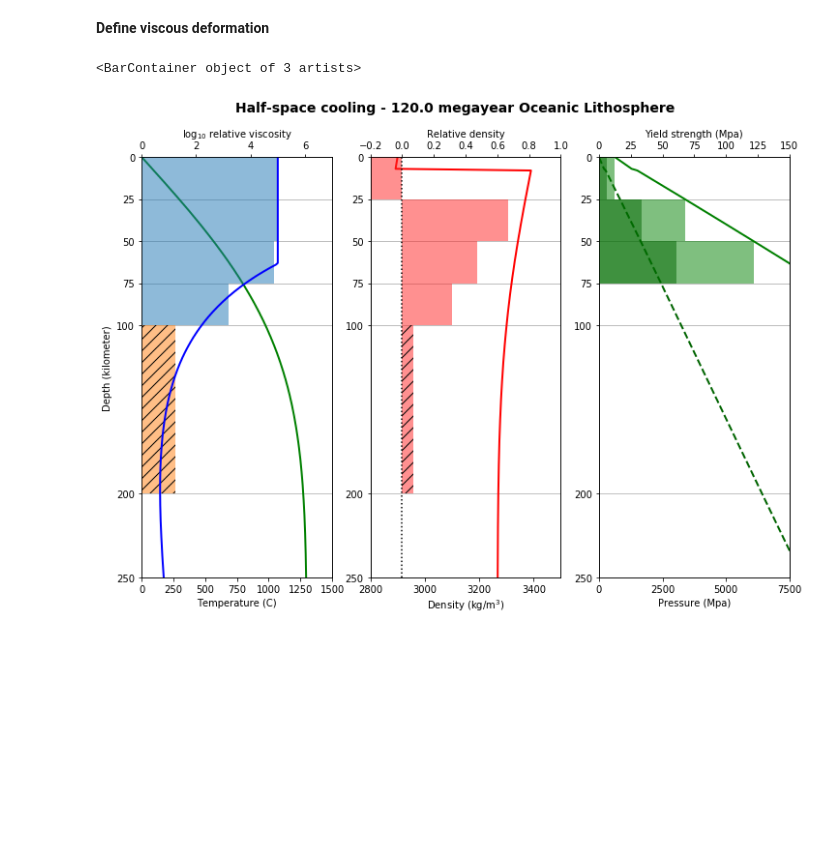
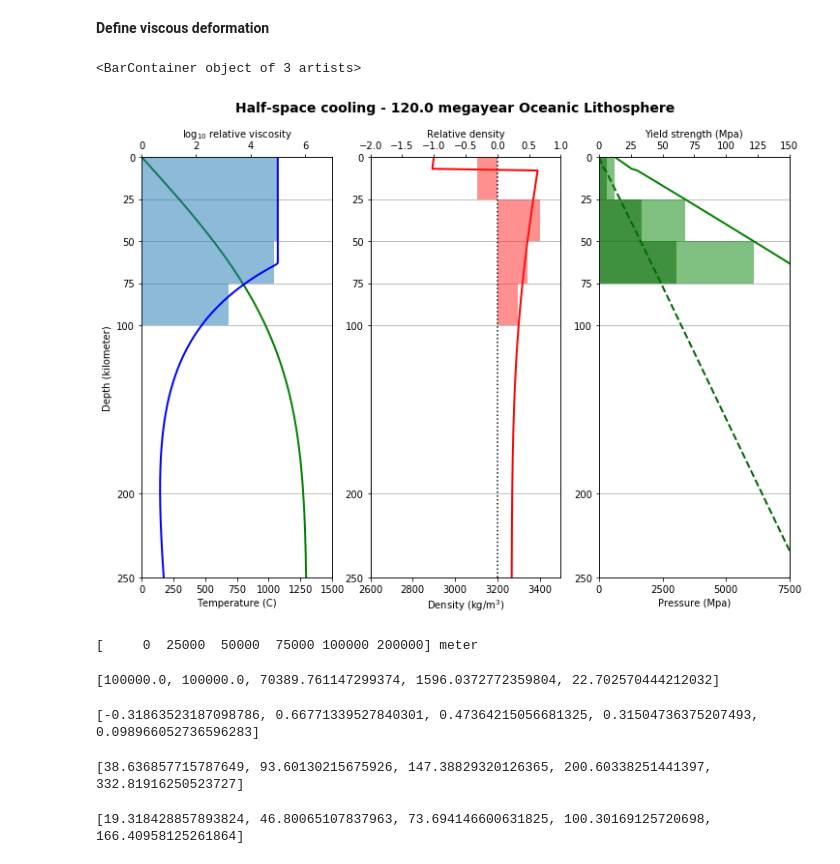
Before and after one commit to RebeccaFarrington/congested-subduction, a Jupyter notebook: Moresi-2014-material-properties.ipynb, the cells around one changed output. Drawn from its saved outputs; the diff is of its cells as text; code cells hidden in the pictures; blank space fills up the shorter version.

Commit message:
including craton, transition and back-arc materials

```diff
--- a/Moresi-2014-material-properties.ipynb
+++ b/Moresi-2014-material-properties.ipynb
@@ -38,7 +42,14 @@ uw.mpi.barrier()
 # %% [markdown]
 **Define the layer intersections in the modelled lithosphere**
 # %%
-layers = np.array([0, 25, 50, 75, 100, 250]) * 10**3 * u.meter
+# for oceanic lithosphere, ExFig 5a, 5b
+layers = np.array([0, 25, 50, 75, 100, 200]) * 10**3 * u.meter
+# for cratonic lithosphere, ExFig 5c
+# layers = np.array([0, 75, 150, 200]) * 10**3 * u.meter
+# for transition, ExFig 5d
+# layers = np.array([0, 50, 100, 200]) * 10**3 * u.meter
+# for back arc, ExFig 5e
+# layers = np.array([0, 50, 100, 200]) * 10**3 * u.meter
 print('Numer of layers is {}'.format(len(layers)-1))
 print('Interface at {}'.format(layers.to('kilometer')))
 # %% [output]
@@ -149,10 +223,10 @@ for i, interface in enumerate(layers):
         break
     index = np.where(depth.magnitude==interface.magnitude)[0][0]
     if depth[index].magnitude > 0.:
-        avg_depth.append(    np.average(depth.magnitude[prevIndex:index]))
+        avg_depth.append(    np.average(depth.to('km').magnitude[prevIndex:index]))
         avg_temp.append(     np.average(temperature[prevIndex:index]))
         avg_density.append(( np.average(density[ prevIndex: index])-(density[-1]).magnitude)/ref_density.magnitude)
-        avg_pressure.append( np.average(pressure.magnitude[prevIndex:index]))
+        avg_pressure.append( np.average(pressure.to('MPa').magnitude[prevIndex:index]))
         avg_viscosity.append(np.average(viscosity.magnitude[prevIndex:index]))
         avg_strength.append( np.average(yieldStrength.to('MPa').magnitude[prevIndex:index]))
         low_strength.append( np.min(yieldStrength.to('MPa').magnitude[prevIndex:index]))
@@ -163,6 +237,10 @@ for i, interface in enumerate(layers):
 # %%
 figure1 = pypl.figure(figsize=(12,8))
 figure1.suptitle('Half-space cooling - {} Oceanic Lithosphere'.format(age.to('Myear')), fontsize=14, fontweight='bold')
+
+height = (layers.magnitude[2] - layers.magnitude[1])/1e3
+# for back arc
+#height=((layers.magnitude[1] - layers.magnitude[0])/1e3,(layers.magnitude[2] - layers.magnitude[1])/1e3)
 
 # Temperature and Viscosity profiles
 tempPlot = figure1.add_subplot(131)
@@ -180,45 +258,67 @@ viscPlot.set_xlabel('log$_{10}$ relative viscosity')
 viscPlot.set_xlim(0, 7)
 viscPlot.set_ylim(0, 250)
 viscPlot.invert_yaxis()
-viscPlot.barh(layers.magnitude[0:4]/10**3,np.log10(avg_viscosity[0:4]), height=25.0, left=0.0, alpha=0.5, align="edge")
-viscPlot.barh(100.0, np.log10(avg_viscosity[4]), height=100.0, left=0.0, alpha=0.5, linestyle='solid', hatch='//', align="edge")
+viscPlot.barh(layers.magnitude[0:-2]/10**3,np.log10(avg_viscosity[0:-1]), height=height, left=0.0, alpha=0.5, align="edge")
+#viscPlot.barh(100.0, np.log10(avg_viscosity[-1]), height=100.0, left=0.0, alpha=0.5, linestyle='solid', hatch='//', align="edge")
 
 # Density profile
 densityPlot = figure1.add_subplot(132)
 densityPlot.plot(density, depth.to('kilometer'), color='red' , linestyle='solid', linewidth=2)
 densityPlot.set_xlabel('Density (kg/m$^3$)')
-densityPlot.set_xlim(2800,3500)
+#densityPlot.set_xlim(2800,3500)
+densityPlot.set_xlim(2600,3500)
 densityPlot.set_ylim(0, 250)
 densityPlot.invert_yaxis()
 densityPlot.set_yticks([0,25,50,75,100,200,250])
 densityPlot.grid(axis='y')
 
 relDensityPlot = densityPlot.twiny()
 relDensityPlot.set_xlabel('Relative density')
-relDensityPlot.set_xlim(-0.2, 1.0)
+#relDensityPlot.set_xlim(-0.2, 1.0)
+relDensityPlot.set_xlim(-2., 1.0)
 relDensityPlot.axvline(x=0, ymin=0, ymax=1, linestyle='dotted', color='black')
 relDensityPlot.set_ylim(250,0)
-relDensityPlot.barh(layers[0:4]/10**3,avg_density[0:4], height=25.0, left=0.0, alpha=0.5, color='#FF2222', align="edge")
-relDensityPlot.barh(100.0, avg_density[4], height=100.0, left=0.0, alpha=0.5, fill='false', color='#FF2222', hatch='//', align="edge")
+relDensityPlot.barh(layers[0:-2]/10**3,avg_density[0:-1], height=height, left=0.0, alpha=0.5, color='#FF2222', align="edge")
+#relDensityPlot.barh(100.0, avg_density[4], height=100.0, left=0.0, alpha=0.5, fill='false', color='#FF2222', hatch='//', align="edge")
 
 # lithostatic pressure and strength profile
 pressurePlot = figure1.add_subplot(133)
 pressurePlot.set_xlabel('Pressure (Mpa)')
 pressurePlot.set_yticks([0,25,50,75,100,200,250])
 pressurePlot.plot(pressure.to('MPa'), depth.to('kilometer'), color='DarkGreen', linestyle='dashed', linewidth=2)
 pressurePlot.set_xticks([0,2500,5000,7500,10000])
 pressurePlot.set_ylim(0, 250)
 pressurePlot.invert_yaxis()
 pressurePlot.set_xlim(0, 7500)
 pressurePlot.grid(axis='y')
 
 strengthPlot = pressurePlot.twiny()
 strengthPlot.set_xlabel('Yield strength (Mpa)')
 strengthPlot.set_ylim(250,0)
 strengthPlot.set_xlim(0, 150)
 strengthPlot.plot(yieldStrength.to('MPa'), depth.to('kilometer'), color='green', linestyle='solid', linewidth=2, label='Yield strength (MPa)')
-strengthPlot.barh(layers[0:3]/10**3,low_strength[0:3], height=25.0, left=0.0, alpha=0.5, color='green', align="edge")
-strengthPlot.barh(layers[0:3]/10**3,low_strength2[0:3], height=25.0, left=0.0, alpha=0.5, color='darkgreen', align="edge")
+strengthPlot.barh(layers[0:-3]/10**3, low_strength[0:-2], height=height, left=0.0, alpha=0.5, color='green', align="edge")
+strengthPlot.barh(layers[0:-3]/10**3,low_strength2[0:-2], height=height, left=0.0, alpha=0.5, color='darkgreen', align="edge")
 # %% [output]
 <BarContainer object of 3 artists>
-[figure, old version]
+[figure, new version]
+# %%
+print(layers)
+# %% [output]
+[     0  25000  50000  75000 100000 200000] meter
+# %%
+print(avg_viscosity)
+# %% [output]
+[100000.0, 100000.0, 70389.761147299374, 1596.0372772359804, 22.702570444212032]
+# %%
+print(avg_density)
+# %% [output]
+[-0.31863523187098786, 0.66771339527840301, 0.47364215056681325, 0.31504736375207493, 0.098966052736596283]
+# %%
+print(avg_strength)
+# %% [output]
+[38.636857715787649, 93.60130215675926, 147.38829320126365, 200.60338251441397, 332.81916250523727]
+# %%
+print(avg_strength2)
+# %% [output]
+[19.318428857893824, 46.80065107837963, 73.694146600631825, 100.30169125720698, 166.40958125261864]
```
Also changed, not shown: parts of 7 cells of this notebook.
